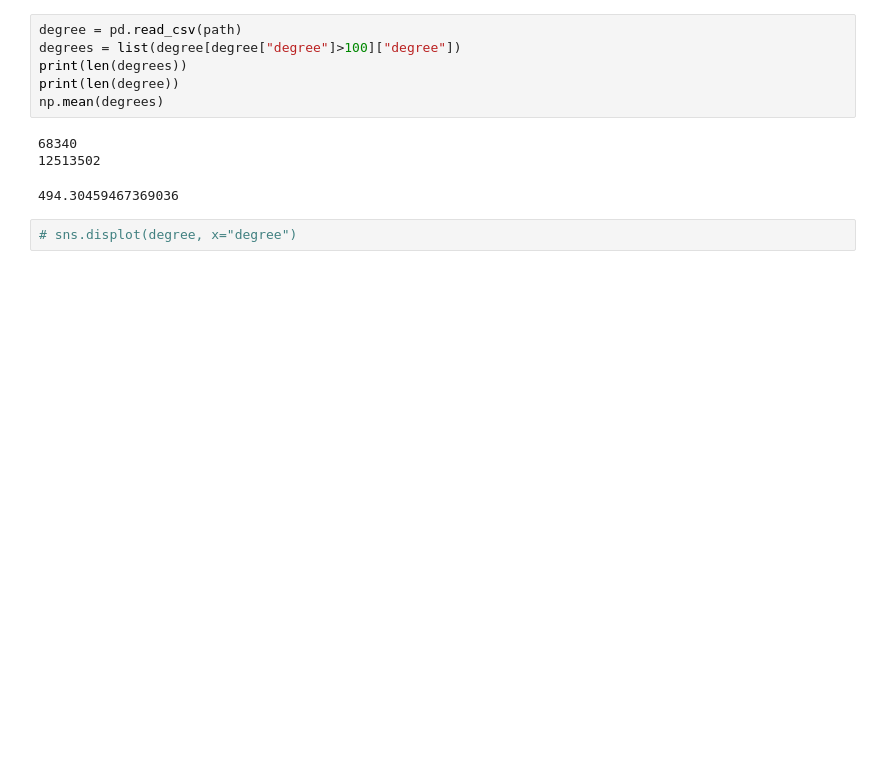
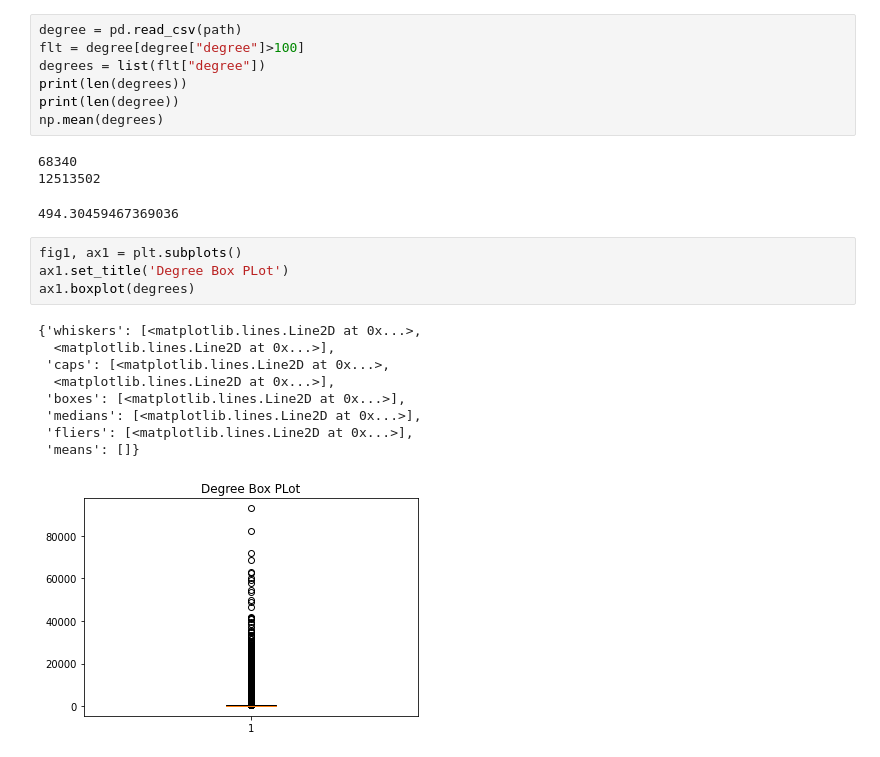
Before and after one commit to gi-ux/BachelorProject, a Jupyter notebook: notebook/misc/user_for_misc.ipynb, the cells around one changed output. Drawn from its saved outputs; the diff is of its cells as text; blank space fills up the shorter version.

```diff
--- a/notebook/misc/user_for_misc.ipynb
+++ b/notebook/misc/user_for_misc.ipynb
@@ -6,7 +7,8 @@ import numpy as np
 path = "F:/Supsi/COVID-19-Tweets/large_files/rt_network/louvain/big_network/df_degree.csv"
 # %%
 degree = pd.read_csv(path)
-degrees = list(degree[degree["degree"]>100]["degree"])
+flt = degree[degree["degree"]>100]
+degrees = list(flt["degree"])
 print(len(degrees))
 print(len(degree))
 np.mean(degrees)
@@ -15,5 +17,17 @@ np.mean(degrees)
 12513502
 494.30459467369036
 # %%
-# sns.displot(degree, x="degree")
+fig1, ax1 = plt.subplots()
+ax1.set_title('Degree Box PLot')
+ax1.boxplot(degrees)
+# %% [output]
+{'whiskers': [<matplotlib.lines.Line2D at 0x...>,
+  <matplotlib.lines.Line2D at 0x...>],
+ 'caps': [<matplotlib.lines.Line2D at 0x...>,
+  <matplotlib.lines.Line2D at 0x...>],
+ 'boxes': [<matplotlib.lines.Line2D at 0x...>],
+ 'medians': [<matplotlib.lines.Line2D at 0x...>],
+ 'fliers': [<matplotlib.lines.Line2D at 0x...>],
+ 'means': []}
+[figure, added]
 # %%
```
Also changed, not shown: parts of 10 cells of this notebook, 1 other file.
